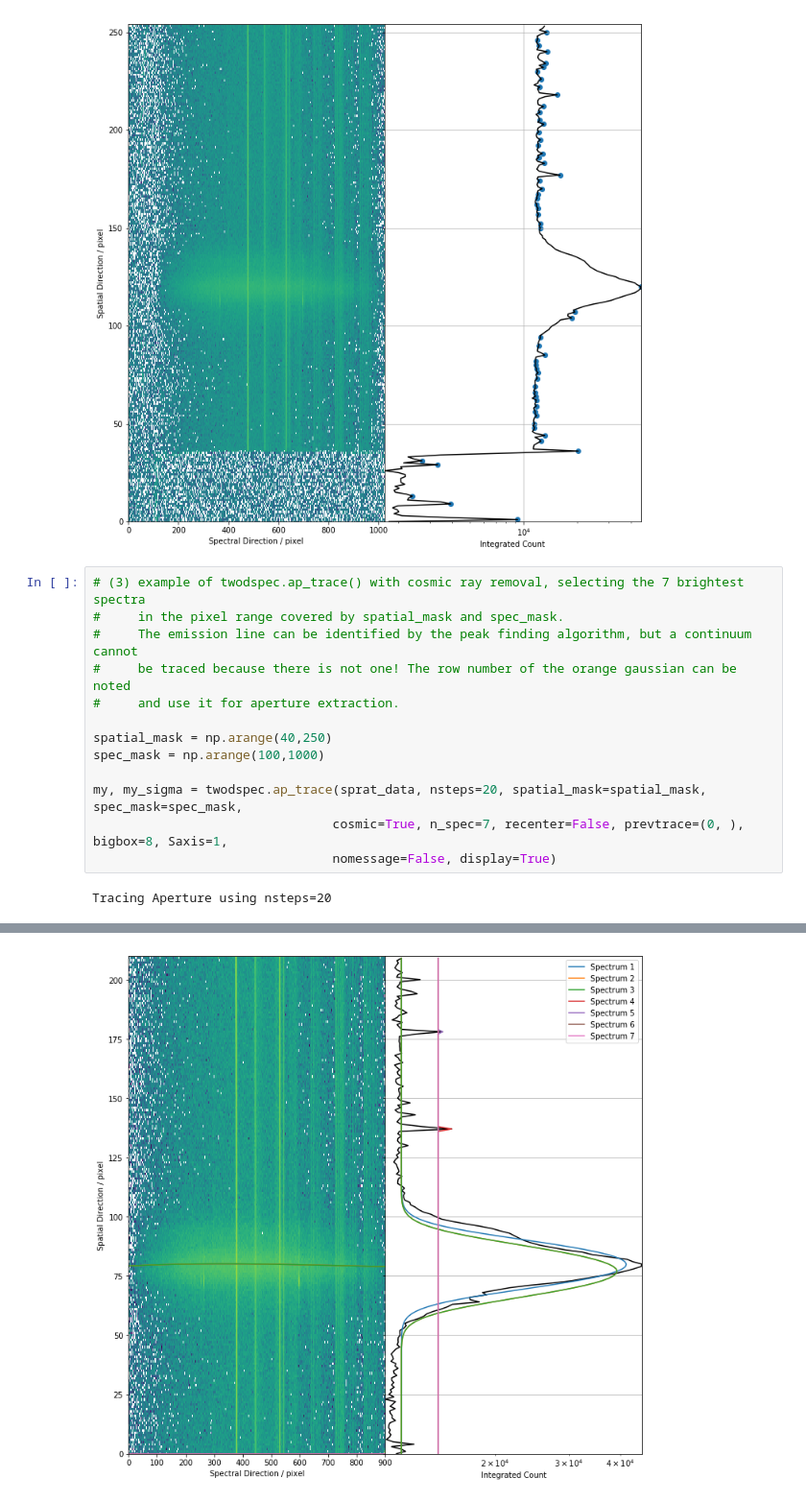
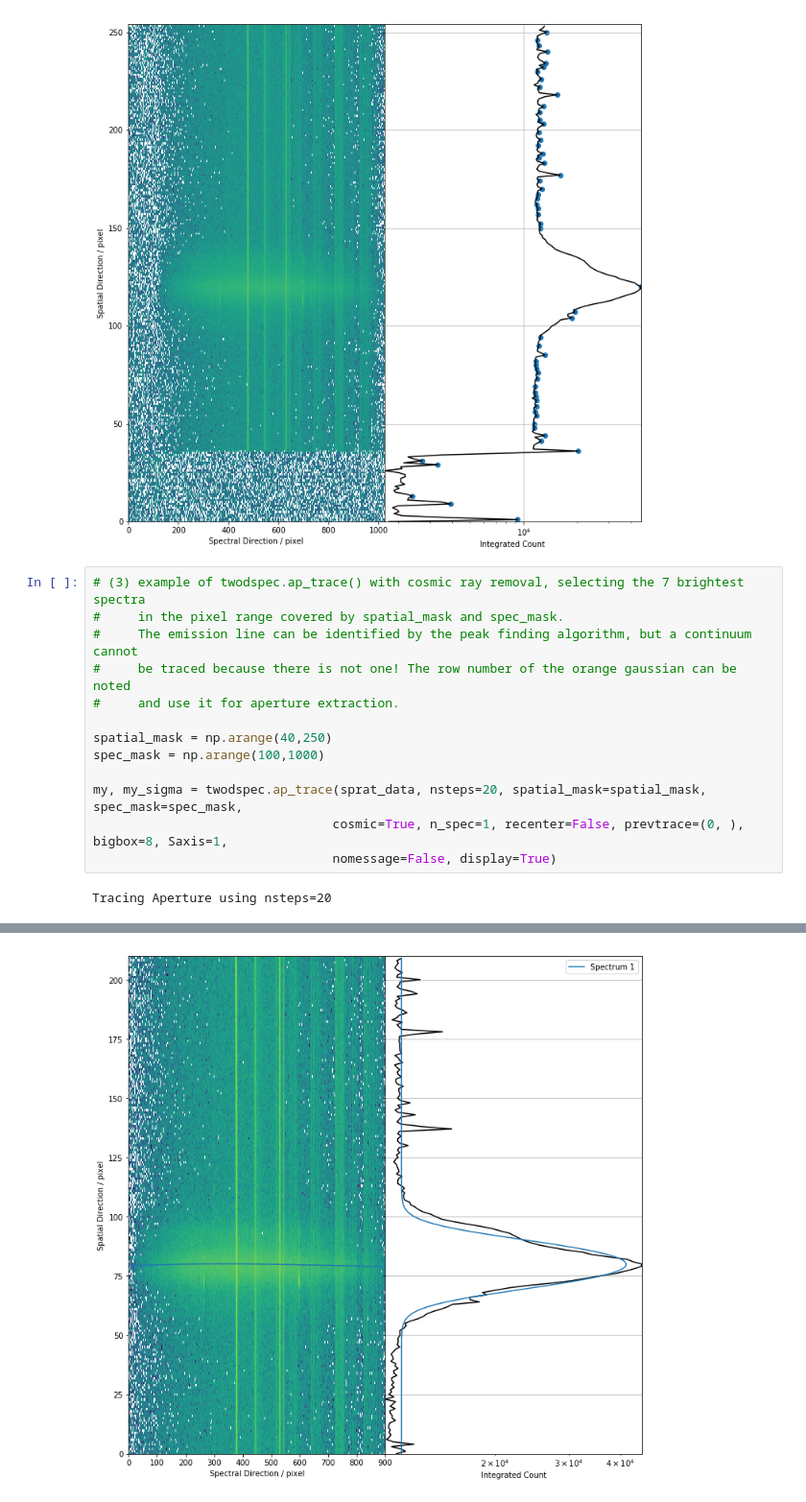
Before and after one commit to cylammarco/ASPIRED, a Jupyter notebook: SPRAT_2dspec_AT2019fsw.ipynb, the cells around one changed output, grey strips where cells are left out. Shown at 96% size. Cells and saved outputs as stored; diff of their text form.

```diff
--- a/SPRAT_2dspec_AT2019fsw.ipynb
+++ b/SPRAT_2dspec_AT2019fsw.ipynb
@@ -46,7 +46,7 @@ spatial_mask = np.arange(40,250)
 spec_mask = np.arange(100,1000)
 
 my, my_sigma = twodspec.ap_trace(sprat_data, nsteps=20, spatial_mask=spatial_mask, spec_mask=spec_mask,
-                                cosmic=True, n_spec=7, recenter=False, prevtrace=(0, ), bigbox=8, Saxis=1,
+                                cosmic=True, n_spec=1, recenter=False, prevtrace=(0, ), bigbox=8, Saxis=1,
                                 nomessage=False, display=True)
 # %% [output]
 Tracing Aperture using nsteps=20
@@ -70,4 +57,4 @@ Spectrum 7 : Trace gaussian width = [0. 0. 0. 0. 0. 0. 0. 0. 0. 0. 0. 0. 0. 0. 0
-[figure, old version]
+[figure, new version]
 # %%
 # Spectrum with only emission lines a special case where the continuum cannot be traced.
 # Users have to supply row numbers.
```
Also changed, not shown: parts of 6 cells of this notebook.
